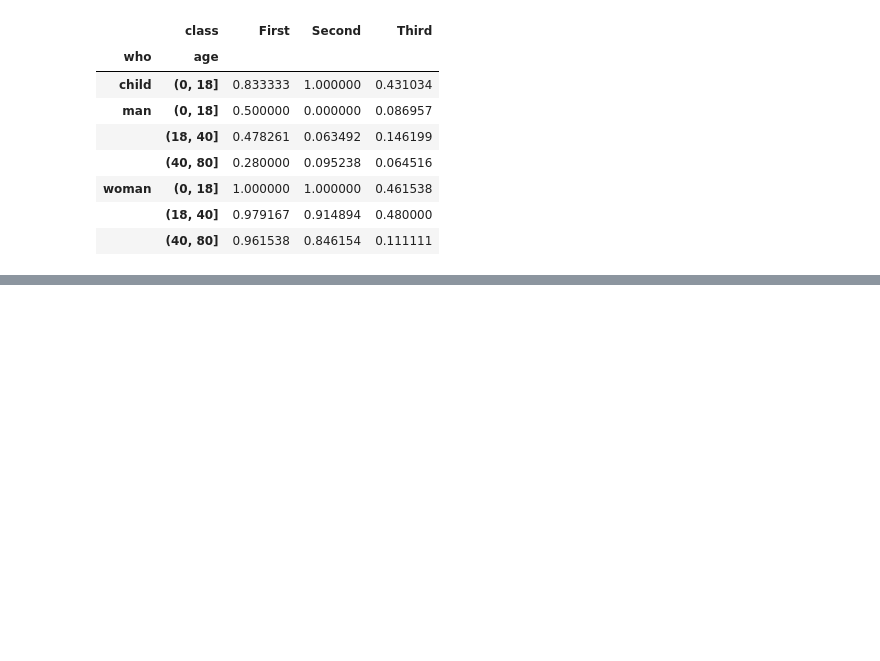
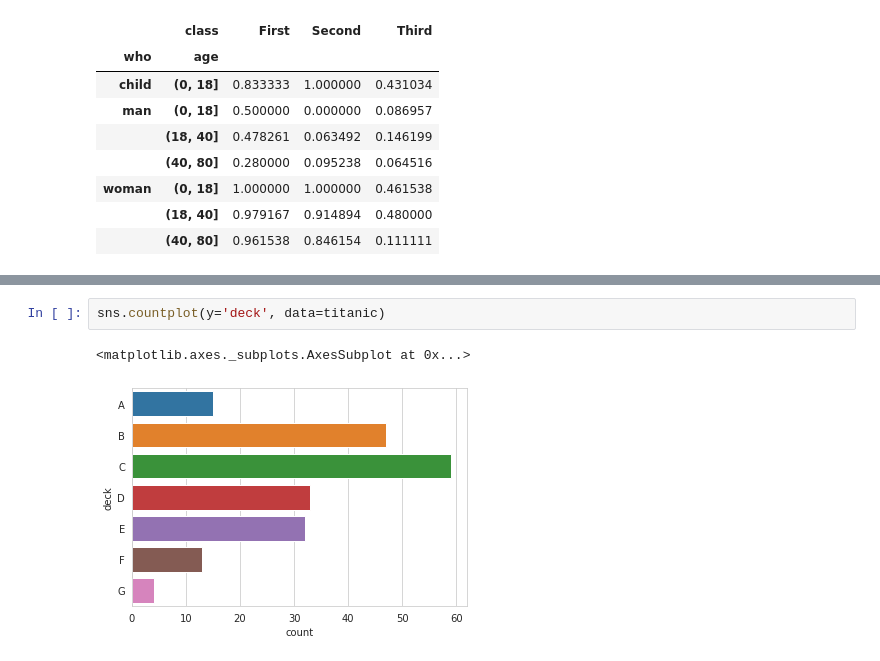
Before and after one commit to eruru0411/DL_Study, a Jupyter notebook: 타이타닉_데이터_분석_및_시각화.ipynb, the cells around one changed output, grey strips where cells are left out. Cells and saved outputs as stored; diff of their text form; blank space fills up the shorter version.

```diff
--- a/타이타닉_데이터_분석_및_시각화.ipynb
+++ b/타이타닉_데이터_분석_및_시각화.ipynb
@@ -288,0 +316,5 @@ titanic.pivot_table('survived', ['who', age], [fare, 'class'])
+# %%
+sns.countplot(y='deck', data=titanic)
+# %% [output]
+<matplotlib.axes._subplots.AxesSubplot at 0x...>
+[figure, added]
```
Also changed, not shown: parts of 12 cells of this notebook.
